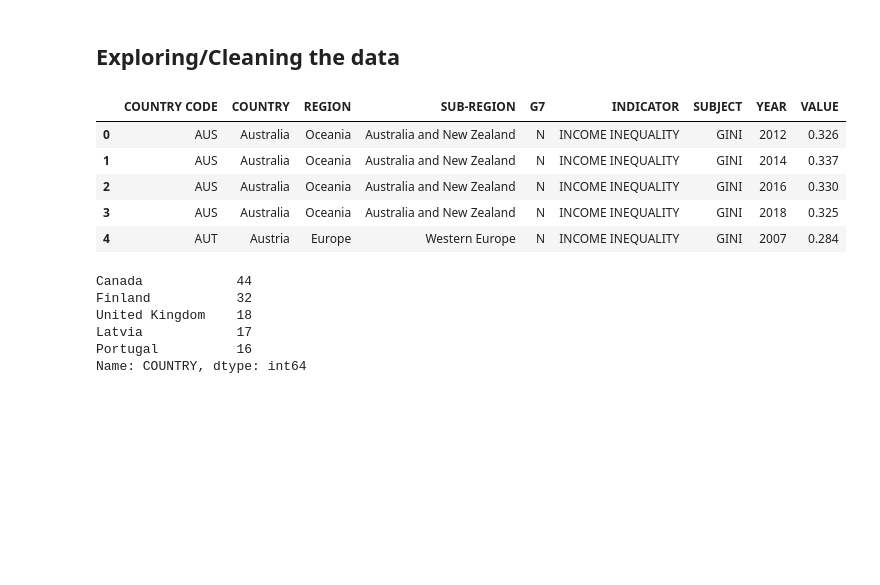
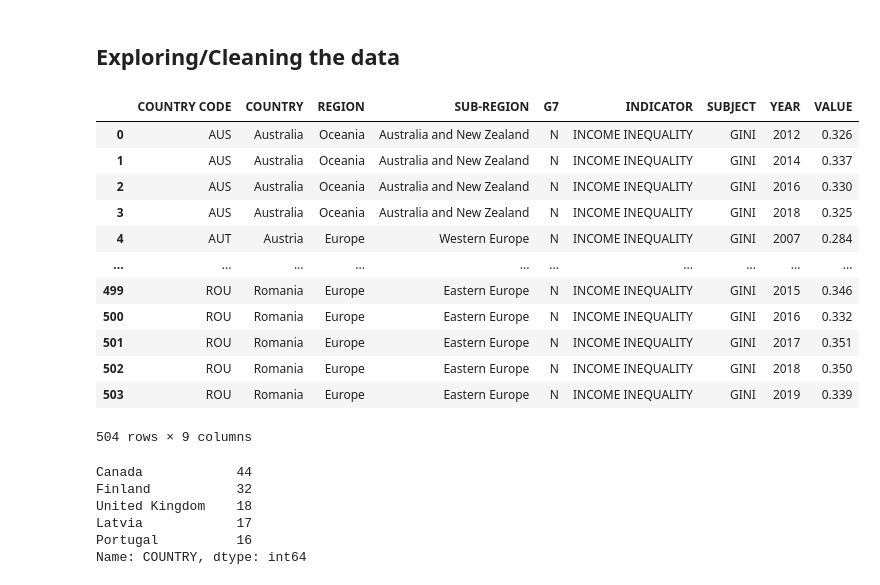
Before and after one commit to tschelli/Makeover_Visualization, a Jupyter notebook: Makeover_Monday_Visualization_10_03.ipynb, the cells around one changed output. Saved outputs shown, nothing was run; the diff lists cells and outputs as text; code cells hidden in the pictures; blank space fills up the shorter version.

```diff
--- a/Makeover_Monday_Visualization_10_03.ipynb
+++ b/Makeover_Monday_Visualization_10_03.ipynb
@@ -34,14 +34,21 @@ df = pd.read_excel(filename)
 # %% [markdown]
 ## Exploring/Cleaning the data
 # %%
-df.head()
+df
 # %% [output]
 |  | COUNTRY CODE | COUNTRY | REGION | SUB-REGION | G7 | INDICATOR | SUBJECT | YEAR | VALUE |
 | 0 | AUS | Australia | Oceania | Australia and New Zealand | N | INCOME INEQUALITY | GINI | 2012 | 0.326 |
 | 1 | AUS | Australia | Oceania | Australia and New Zealand | N | INCOME INEQUALITY | GINI | 2014 | 0.337 |
 | 2 | AUS | Australia | Oceania | Australia and New Zealand | N | INCOME INEQUALITY | GINI | 2016 | 0.330 |
 | 3 | AUS | Australia | Oceania | Australia and New Zealand | N | INCOME INEQUALITY | GINI | 2018 | 0.325 |
 | 4 | AUT | Austria | Europe | Western Europe | N | INCOME INEQUALITY | GINI | 2007 | 0.284 |
+| ... | ... | ... | ... | ... | ... | ... | ... | ... | ... |
+| 499 | ROU | Romania | Europe | Eastern Europe | N | INCOME INEQUALITY | GINI | 2015 | 0.346 |
+| 500 | ROU | Romania | Europe | Eastern Europe | N | INCOME INEQUALITY | GINI | 2016 | 0.332 |
+| 501 | ROU | Romania | Europe | Eastern Europe | N | INCOME INEQUALITY | GINI | 2017 | 0.351 |
+| 502 | ROU | Romania | Europe | Eastern Europe | N | INCOME INEQUALITY | GINI | 2018 | 0.350 |
+| 503 | ROU | Romania | Europe | Eastern Europe | N | INCOME INEQUALITY | GINI | 2019 | 0.339 |
+504 rows × 9 columns
 # %%
 df['COUNTRY'].value_counts().head()
 # %% [output]
```
Also changed, not shown: parts of 9 cells of this notebook.
